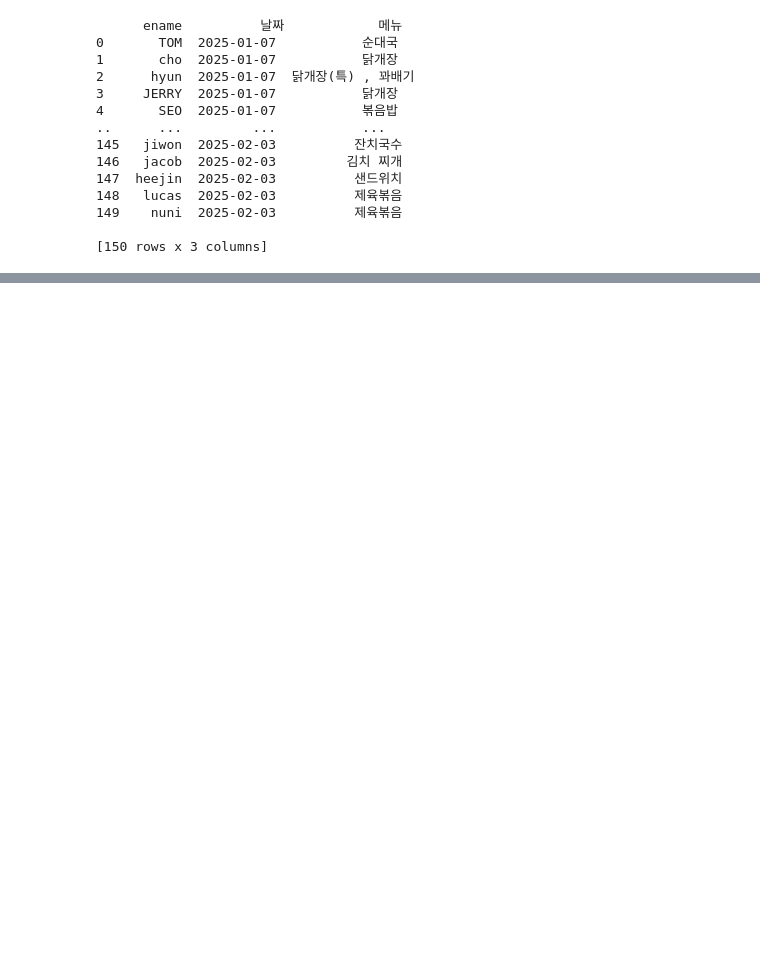
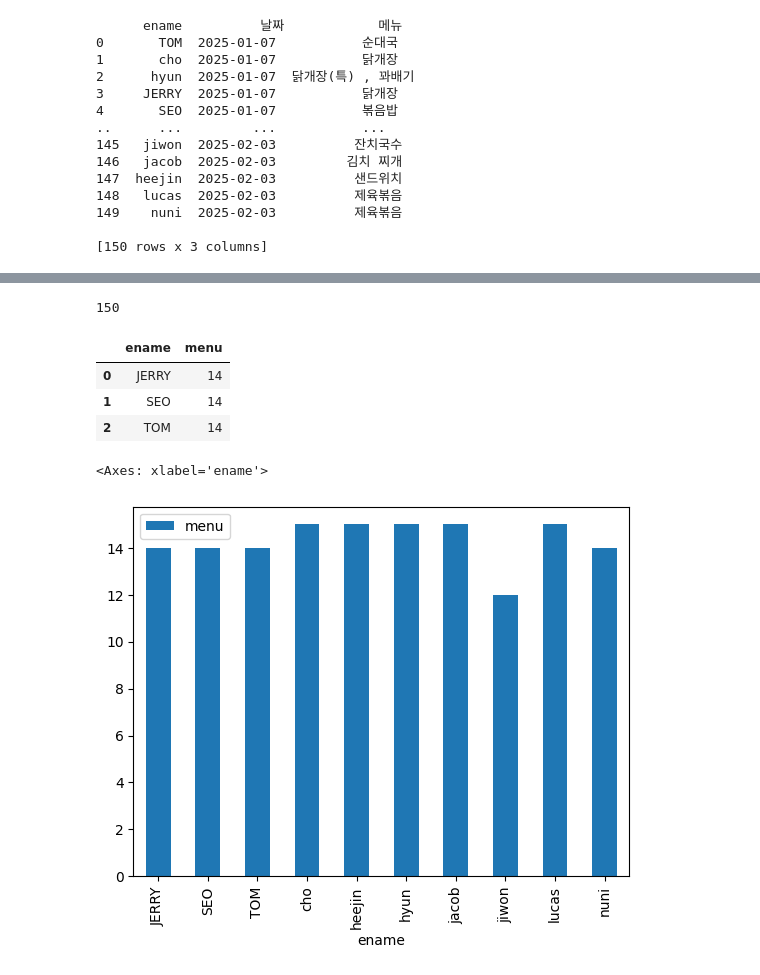
Before and after one commit to stundrg/lunch-menu, a Jupyter notebook: note/menu.ipynb, the cells around one changed output, grey strips where cells are left out. Drawn from its saved outputs; the diff is of its cells as text; code cells hidden in the pictures; blank space fills up the shorter version.

Commit message:
melt 이용한 코드 확인

```diff
--- a/note/menu.ipynb
+++ b/note/menu.ipynb
@@ -116,0 +124,6 @@ print(df_long)
+# %%
+start_idx = df.columns.get_loc('2025-01-07')
+
+for _, row in df.iterrows():  # 모든 행을 순회
+    for c in df.columns[start_idx:]:  # 지정한 컬럼부터 마지막까지 순회
+        print(f"{row['ename']},{c},{row[c]}")
@@ -116,0 +148,3 @@ print(df_long)
+# %%
+melted_df = df.melt(id_vars=['ename'], value_vars=df.columns[start_idx:-2],
+                     var_name='dt', value_name='menu')
@@ -116,0 +291,6 @@ print(df_long)
+# %%
+not_na_df = melted_df[~melted_df['menu'].isin(['-','x','<결석>'])]
+# %%
+len(not_na_df)
+# %% [output]
+150
@@ -116,0 +299,14 @@ print(df_long)
+# %%
+gdf = not_na_df.groupby('ename')['menu'].count().reset_index()
+gdf.head(3)
+# %% [output]
+|  | ename | menu |
+| 0 | JERRY | 14 |
+| 1 | SEO | 14 |
+| 2 | TOM | 14 |
+# %%
+# pdm add matplotlib
+gdf.plot(x="ename", y="menu", kind="bar")
+# %% [output]
+<Axes: xlabel='ename'>
+[figure, added]
```
Also changed, not shown: parts of 20 cells of this notebook, 2 other files.
